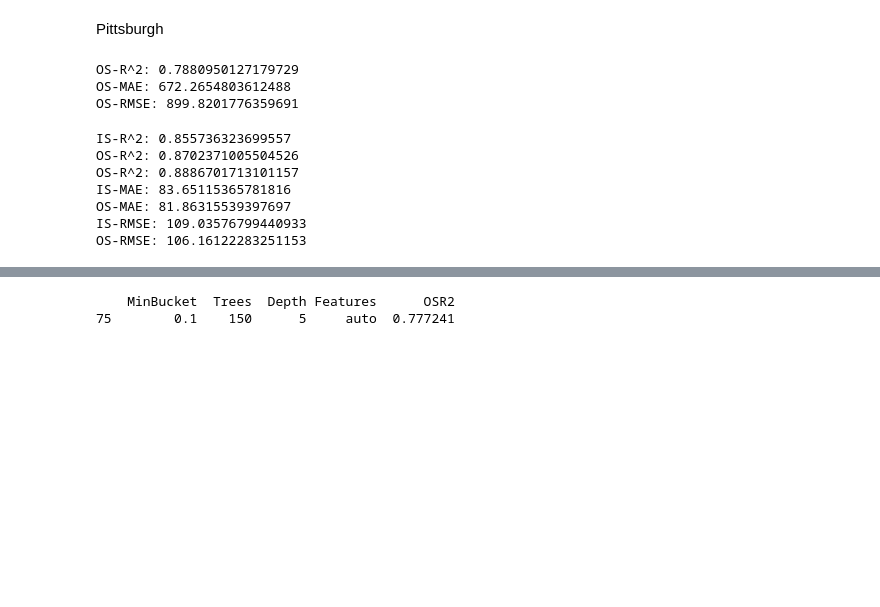
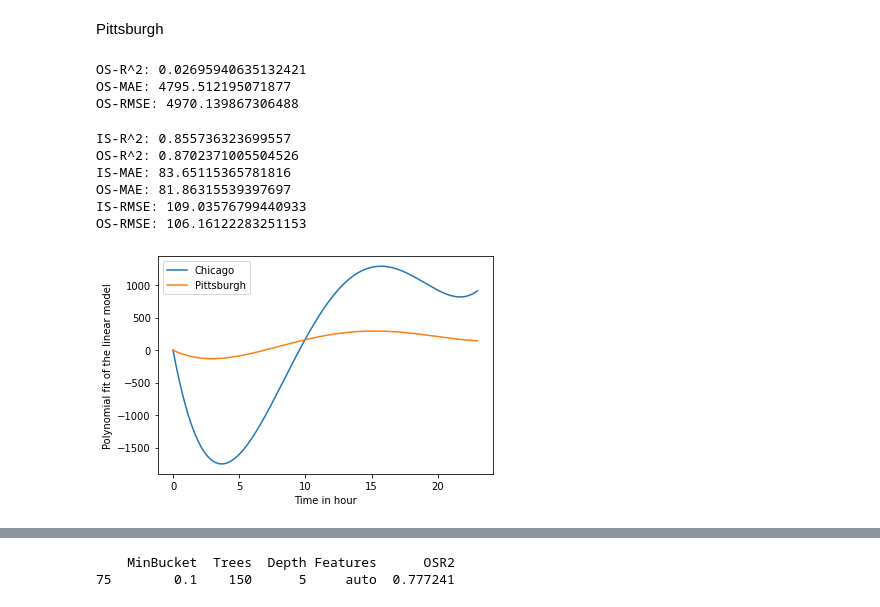
Before and after one commit to garberma/6.862-Project, a Jupyter notebook: BaselineModelingChicago.ipynb, the cells around one changed output, grey strips where cells are left out. Drawn from its saved outputs; the diff is of its cells as text; code cells hidden in the pictures; blank space fills up the shorter version.

```diff
--- a/BaselineModelingChicago.ipynb
+++ b/BaselineModelingChicago.ipynb
@@ -709,5 +519,5 @@ OS-RMSE: 2106.156622227013
 # %% [markdown]
 Pittsburgh
 # %%
-df = pd.read_csv(path + 'pitt_df.csv')
+df_pitt = pd.read_csv(path + 'pitt_df.csv')
 # %%
@@ -721,7 +531,7 @@ df_lin['temperature_cub'] = df_lin['temperature']**3
 # %%
-description_oh = pd.get_dummies(df_lin['description'], drop_first = True)
-weekday_oh = pd.get_dummies(df_lin['dayofweek'], drop_first = True)
-month_oh = pd.get_dummies(df_lin['month'], drop_first = True, prefix="Month")
-df_2 = pd.concat([df_lin,description_oh,weekday_oh,month_oh],axis = 1)
-df_2 = df_2.drop(['description','dayofweek','month'],axis=1)
+description_oh = pd.get_dummies(df_pitt_lin['description'], drop_first = True)
+weekday_oh = pd.get_dummies(df_pitt_lin['dayofweek'], drop_first = True)
+month_oh = pd.get_dummies(df_pitt_lin['month'], drop_first = True, prefix="Month")
+df_pitt_2 = pd.concat([df_pitt_lin,description_oh,weekday_oh,month_oh],axis = 1)
+df_pitt_2 = df_pitt_2.drop(['description','dayofweek','month'],axis=1)
 # %%
@@ -739,35 +550,32 @@ y_test = y.iloc[int(0.70*len(X)):,]
 # %%
-m1,n1 = y.shape
+m1,n1 = y_pitt.shape
 #y_pred = best_model.predict(X).reshape((m1,n1))
-y_pred = reg.predict(X).reshape((m1,n1))
-SSR = np.sum((y.to_numpy() - y_pred)**2)
-train_mean = np.mean(y.to_numpy())
+y_pred = reg.predict(X_pitt).reshape((m1,n1))
+SSR = np.sum((y_pitt.to_numpy() - y_pred)**2)
+train_mean = np.mean(y_pitt.to_numpy())
 SST = np.sum((train_mean - y_pred)**2)
 OSR2 = 1 - (SSR/SST)
 print("OS-R^2:",OSR2)
-print("OS-MAE:",metrics.mean_absolute_error(y,y_pred))
-print("OS-RMSE:",metrics.mean_squared_error(y,y_pred)**(1/2))
+print("OS-MAE:",metrics.mean_absolute_error(y_pitt,y_pred))
+print("OS-RMSE:",metrics.mean_squared_error(y_pitt,y_pred)**(1/2))
 # %% [output]
-OS-R^2: 0.7880950127179729
-OS-MAE: 672.2654803612488
-OS-RMSE: 899.8201776359691
+OS-R^2: 0.02695940635132421
+OS-MAE: 4795.512195071877
+OS-RMSE: 4970.139867306488
 # %%
-reg = LinearRegression()
-reg.fit(X_train,y_train)
+reg_pitt = LinearRegression()
+reg_pitt.fit(X_train,y_train)
 
 m1,n1 = y_test.shape
 m2,n2 = y_train.shape
-y_test_pred = reg.predict(X_test).reshape((m1,n1))
-y_train_pred = reg.predict(X_train).reshape((m2,n2))
+y_test_pred = reg_pitt.predict(X_test).reshape((m1,n1))
+y_train_pred = reg_pitt.predict(X_train).reshape((m2,n2))
 SSR = np.sum((y_test.to_numpy() - y_test_pred)**2)
 train_mean = np.mean(y_train.to_numpy())
 SST = np.sum((train_mean - y_test_pred)**2)
 OSR2 = 1 - (SSR/SST)
 print("IS-R^2:",metrics.r2_score(y_train.to_numpy(),y_train_pred))
 print("OS-R^2:",OSR2)
-# Why aren't we doing that? #####
-print("OS-R^2:",metrics.r2_score(y_test.to_numpy(),y_test_pred))
-########
 print("IS-MAE:",metrics.mean_absolute_error(y_train,y_train_pred))
 print("OS-MAE:",metrics.mean_absolute_error(y_test,y_test_pred))
 print("IS-RMSE:",metrics.mean_squared_error(y_train,y_train_pred)**(1/2))
@@ -775,8 +583,24 @@ print("OS-RMSE:",metrics.mean_squared_error(y_test,y_test_pred)**(1/2))
 # %% [output]
 IS-R^2: 0.855736323699557
 OS-R^2: 0.8702371005504526
-OS-R^2: 0.8886701713101157
 IS-MAE: 83.65115365781816
 OS-MAE: 81.86315539397697
 IS-RMSE: 109.03576799440933
 OS-RMSE: 106.16122283251153
+# %%
+#coefficients = pd.concat([pd.DataFrame(X_train.columns),pd.DataFrame(np.transpose(reg.coef_))], axis = 1)
+coefficients_chicago = dict(zip(X_train.columns, np.transpose(reg.coef_[0])))
+coefficients_pitt = dict(zip(X_train.columns, np.transpose(reg_pitt.coef_[0])))
+c1_chicago, c2_chicago, c3_chicago, c4_chicago = coefficients_chicago['hour'], coefficients_chicago['hour_sq'], coefficients_chicago['hour_cub'], coefficients_chicago['hour_fourth']
+c1_pitt, c2_pitt, c3_pitt, c4_pitt = coefficients_pitt['hour'], coefficients_pitt['hour_sq'], coefficients_pitt['hour_cub'], coefficients_pitt['hour_fourth']
+t = np.linspace(0, 23, 200)
+plt.figure()
+plt.plot(t, c1_chicago*t + c2_chicago*t**2 + c3_chicago*t**3 + c4_chicago*t**4, label = 'Chicago')
+plt.plot(t, c1_pitt*t + c2_pitt*t**2 + c3_pitt*t**3 + c4_pitt*t**4, label = 'Pittsburgh')
+plt.legend()
+plt.xlabel("Time in hour")
+plt.ylabel("Polynomial fit of the linear model")
+plt.savefig('figures/hour_of_the_day_2cities.png', dpi = 300)
+plt.show()
+# %% [output]
+[figure, added]
```
Also changed, not shown: parts of 23 cells of this notebook, 2 other files.
